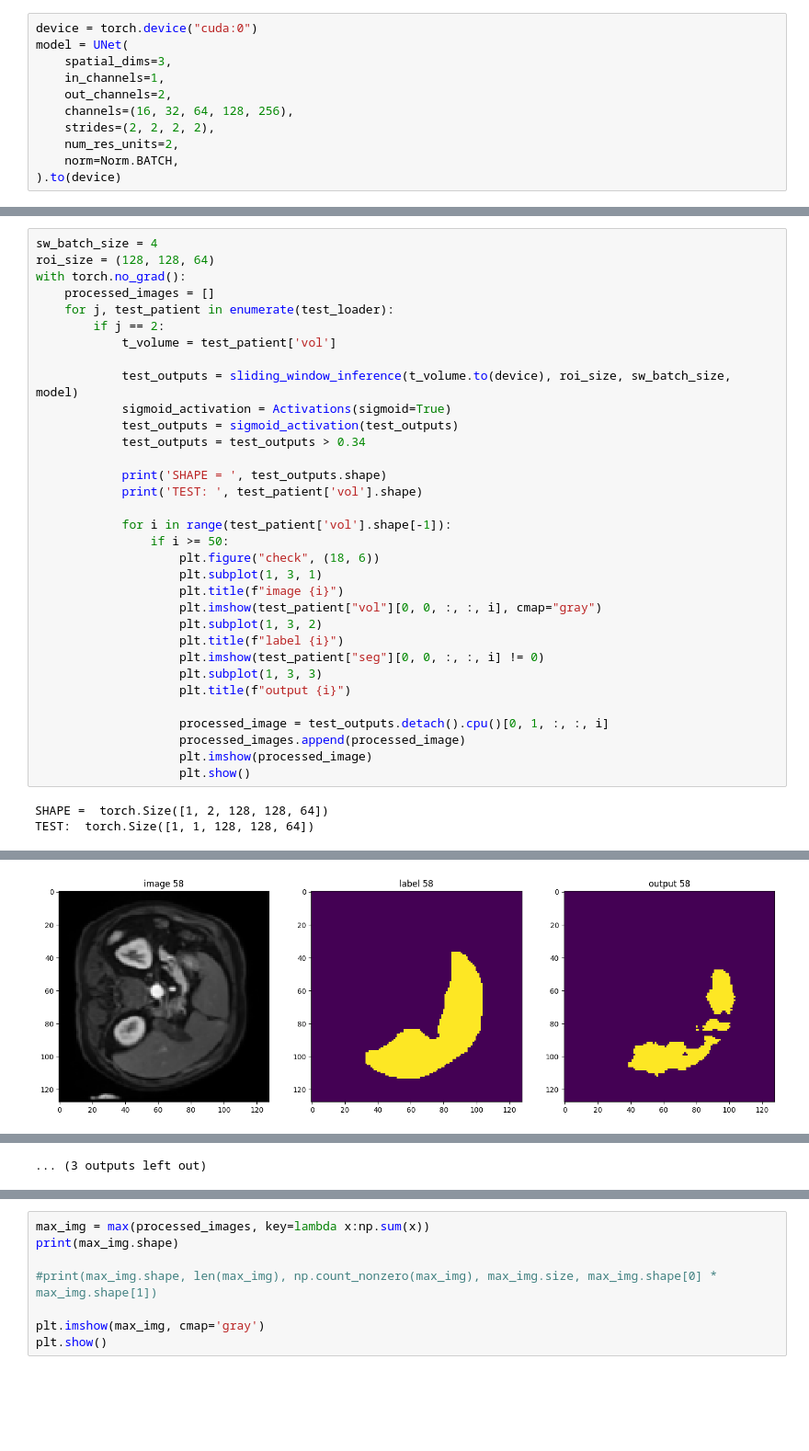
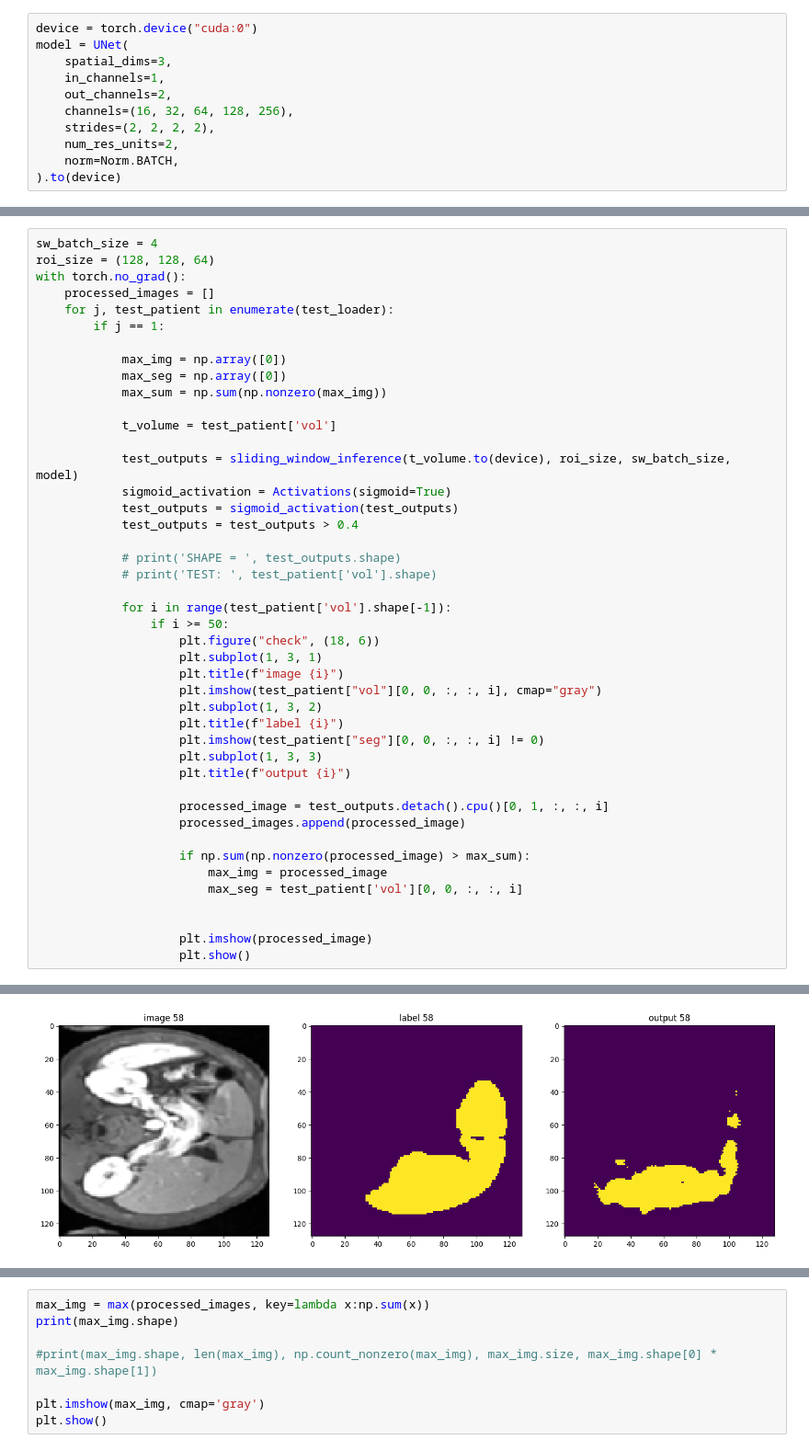
Before and after one commit to SokolovVP/LiverMeterApp, a Jupyter notebook: notebooks/model_testing.ipynb, the cells around one changed output, grey strips where cells are left out. Shown at 92% size. Saved outputs shown, nothing was run; the diff lists cells and outputs as text; blank space fills up the shorter version.

```diff
--- a/notebooks/model_testing.ipynb
+++ b/notebooks/model_testing.ipynb
@@ -156,16 +156,21 @@ roi_size = (128, 128, 64)
 with torch.no_grad():
     processed_images = []
     for j, test_patient in enumerate(test_loader):
-        if j == 2:
+        if j == 1:
+
+            max_img = np.array([0])
+            max_seg = np.array([0])
+            max_sum = np.sum(np.nonzero(max_img))
+
             t_volume = test_patient['vol']
 
             test_outputs = sliding_window_inference(t_volume.to(device), roi_size, sw_batch_size, model)
             sigmoid_activation = Activations(sigmoid=True)
             test_outputs = sigmoid_activation(test_outputs)
-            test_outputs = test_outputs > 0.34
+            test_outputs = test_outputs > 0.4
 
-            print('SHAPE = ', test_outputs.shape)
-            print('TEST: ', test_patient['vol'].shape)
+            # print('SHAPE = ', test_outputs.shape)
+            # print('TEST: ', test_patient['vol'].shape)
 
             for i in range(test_patient['vol'].shape[-1]):
                 if i >= 50:
@@ -181,8 +186,12 @@ with torch.no_grad():
 
                     processed_image = test_outputs.detach().cpu()[0, 1, :, :, i]
                     processed_images.append(processed_image)
+
+                    if np.sum(np.nonzero(processed_image) > max_sum):
+                        max_img = processed_image
+                        max_seg = test_patient['vol'][0, 0, :, :, i]
+
+
                     plt.imshow(processed_image)
                     plt.show()
 # %% [output]
-SHAPE =  torch.Size([1, 2, 128, 128, 64])
-TEST:  torch.Size([1, 1, 128, 128, 64])
@@ -197 +206 @@ TEST:  torch.Size([1, 1, 128, 128, 64])
-[figure, old version]
+[figure, new version]
@@ -200 +208,0 @@ TEST:  torch.Size([1, 1, 128, 128, 64])
-... (3 outputs left out)
```
Also changed, not shown: parts of 2 cells of this notebook, 1 other file.
